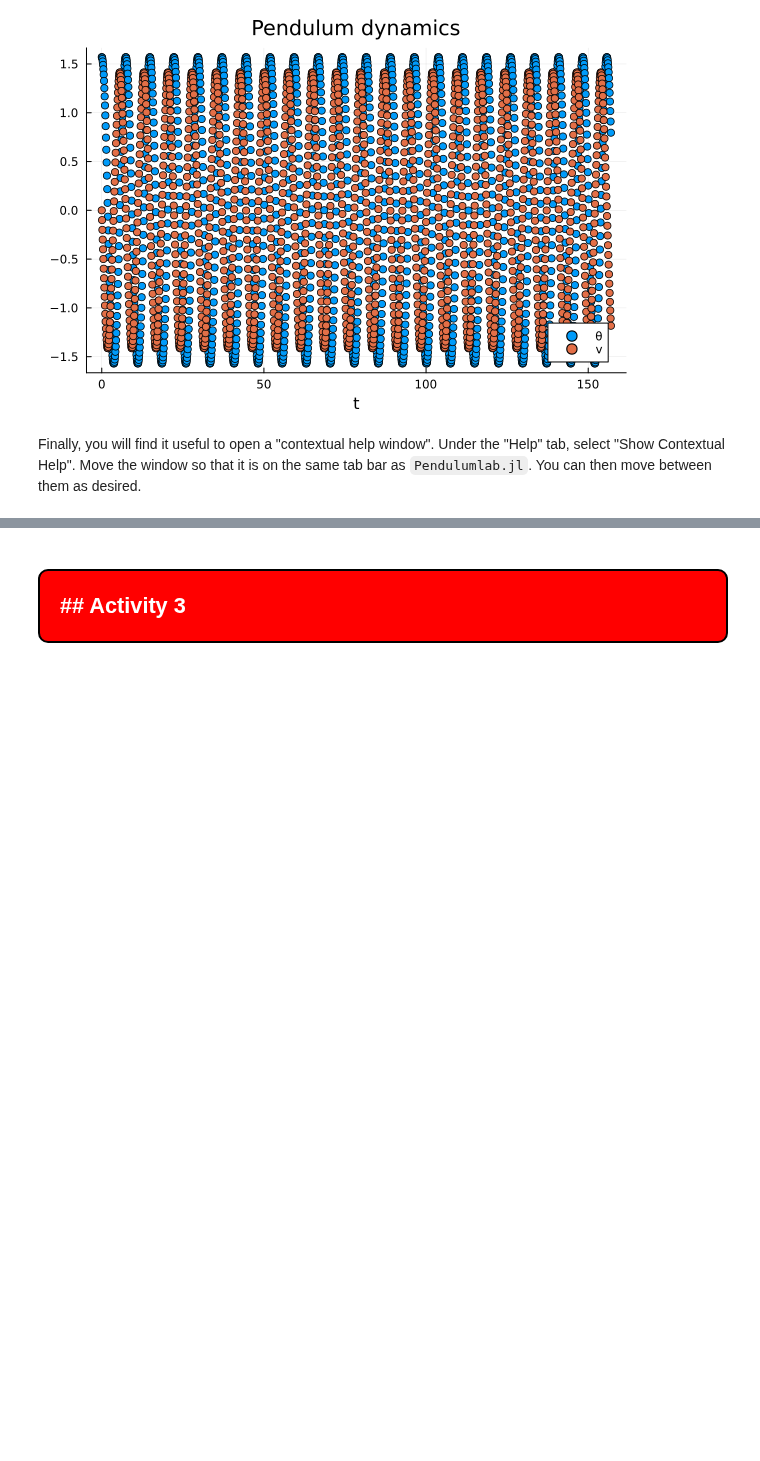
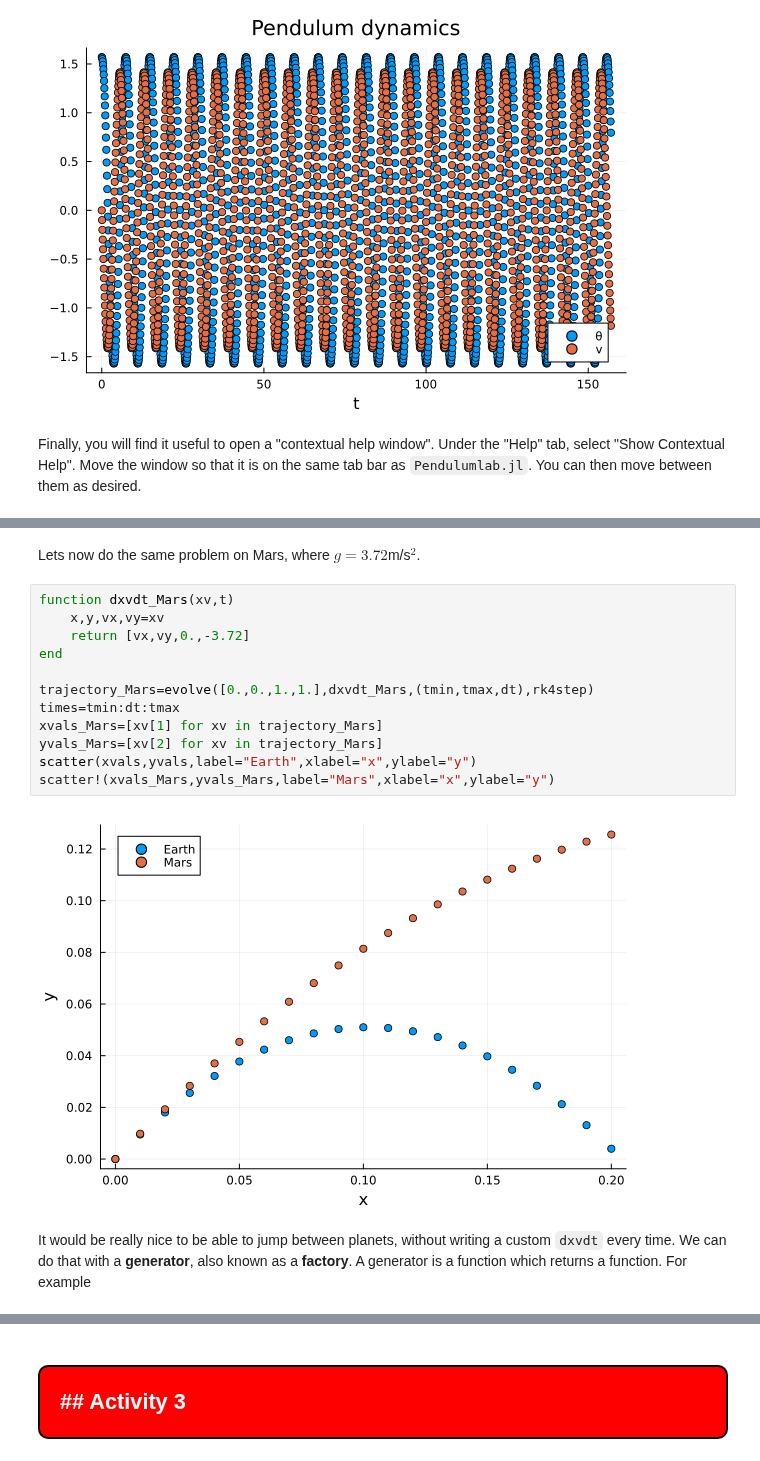
Before and after one commit to em256/phys4480, a Jupyter notebook: _sources/blankLAB Projectile Motion.ipynb, the cells around one changed output, grey strips where cells are left out. Drawn from its saved outputs; the diff is of its cells as text; blank space fills up the shorter version.

```diff
--- a/_sources/blankLAB Projectile Motion.ipynb
+++ b/_sources/blankLAB Projectile Motion.ipynb
@@ -330,0 +258,18 @@ For example, if you set $\gamma=0$ it is easy to see if you are getting the grav
+# %% [markdown]
+Lets now do the same problem on Mars, where $g=3.72$m/s$^2$.
+# %%
+function dxvdt_Mars(xv,t)
+    x,y,vx,vy=xv
+    return [vx,vy,0.,-3.72]
+end
+
+trajectory_Mars=evolve([0.,0.,1.,1.],dxvdt_Mars,(tmin,tmax,dt),rk4step)
+times=tmin:dt:tmax
+xvals_Mars=[xv[1] for xv in trajectory_Mars]
+yvals_Mars=[xv[2] for xv in trajectory_Mars]
+scatter(xvals,yvals,label="Earth",xlabel="x",ylabel="y")
+scatter!(xvals_Mars,yvals_Mars,label="Mars",xlabel="x",ylabel="y")
+# %% [output]
+[figure, added]
+# %% [markdown]
+It would be really nice to be able to jump between planets, without writing a custom `dxvdt` every time.  We can do that with a **generator**, also known as a **factory**.  A generator is a function which returns a function.  For example
```
Also changed, not shown: parts of 41 cells of this notebook, 11 other files.
